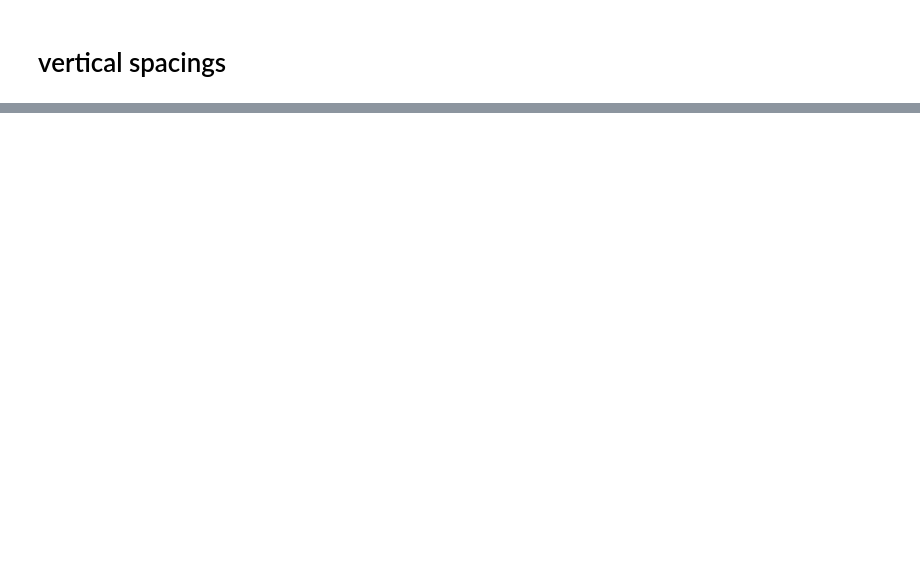
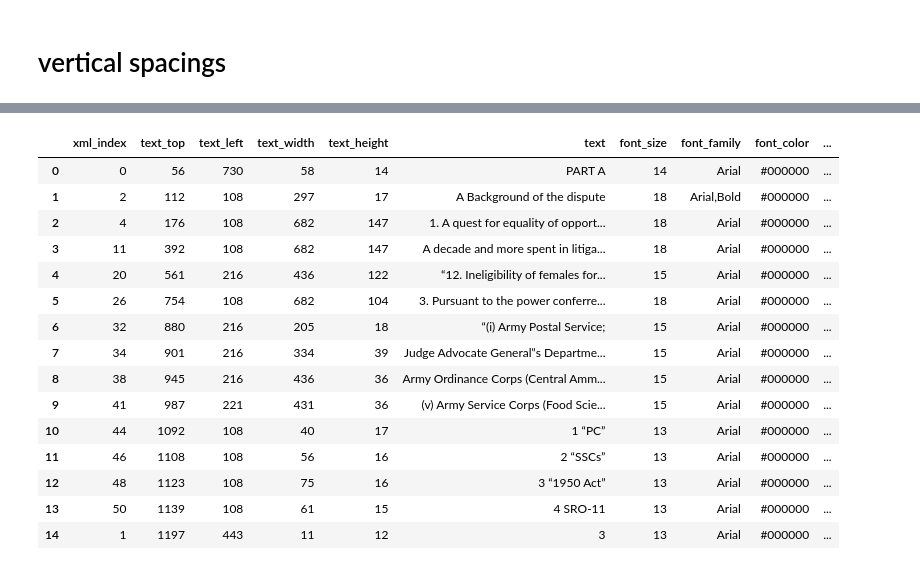
Before and after one commit to kumardeepak/document-structure, a Jupyter notebook: notebooks/DOCUMENT_STRUCTURE_BENCHMARK.ipynb, the cells around one changed output, grey strips where cells are left out. Cells and saved outputs as stored; diff of their text form; code cells hidden in the pictures; blank space fills up the shorter version.

```diff
--- a/notebooks/DOCUMENT_STRUCTURE_BENCHMARK.ipynb
+++ b/notebooks/DOCUMENT_STRUCTURE_BENCHMARK.ipynb
@@ -151,0 +153,19 @@ plt.imshow(stich_image)
+# %%
+p_df
+# %% [output]
+|  | xml_index | text_top | text_left | text_width | text_height | text | font_size | font_family | font_color | ... |
+| 0 | 0 | 56 | 730 | 58 | 14 | PART A | 14 | Arial | #000000 | ... |
+| 1 | 2 | 112 | 108 | 297 | 17 | A Background of the dispute | 18 | Arial,Bold | #000000 | ... |
+| 2 | 4 | 176 | 108 | 682 | 147 | 1. A quest for equality of opport... | 18 | Arial | #000000 | ... |
+| 3 | 11 | 392 | 108 | 682 | 147 | A decade and more spent in litiga... | 18 | Arial | #000000 | ... |
+| 4 | 20 | 561 | 216 | 436 | 122 | “12. Ineligibility of females for... | 15 | Arial | #000000 | ... |
+| 5 | 26 | 754 | 108 | 682 | 104 | 3. Pursuant to the power conferre... | 18 | Arial | #000000 | ... |
+| 6 | 32 | 880 | 216 | 205 | 18 | “(i) Army Postal Service; | 15 | Arial | #000000 | ... |
+| 7 | 34 | 901 | 216 | 334 | 39 | Judge Advocate General‟s Departme... | 15 | Arial | #000000 | ... |
+| 8 | 38 | 945 | 216 | 436 | 36 | Army Ordinance Corps (Central Amm... | 15 | Arial | #000000 | ... |
+| 9 | 41 | 987 | 221 | 431 | 36 | (v) Army Service Corps (Food Scie... | 15 | Arial | #000000 | ... |
+| 10 | 44 | 1092 | 108 | 40 | 17 | 1 “PC” | 13 | Arial | #000000 | ... |
+| 11 | 46 | 1108 | 108 | 56 | 16 | 2 “SSCs” | 13 | Arial | #000000 | ... |
+| 12 | 48 | 1123 | 108 | 75 | 16 | 3 “1950 Act” | 13 | Arial | #000000 | ... |
+| 13 | 50 | 1139 | 108 | 61 | 15 | 4 SRO-11 | 13 | Arial | #000000 | ... |
+| 14 | 1 | 1197 | 443 | 11 | 12 | 3 | 13 | Arial | #000000 | ... |
```
Also changed, not shown: parts of 7 cells of this notebook, 1 other file.
